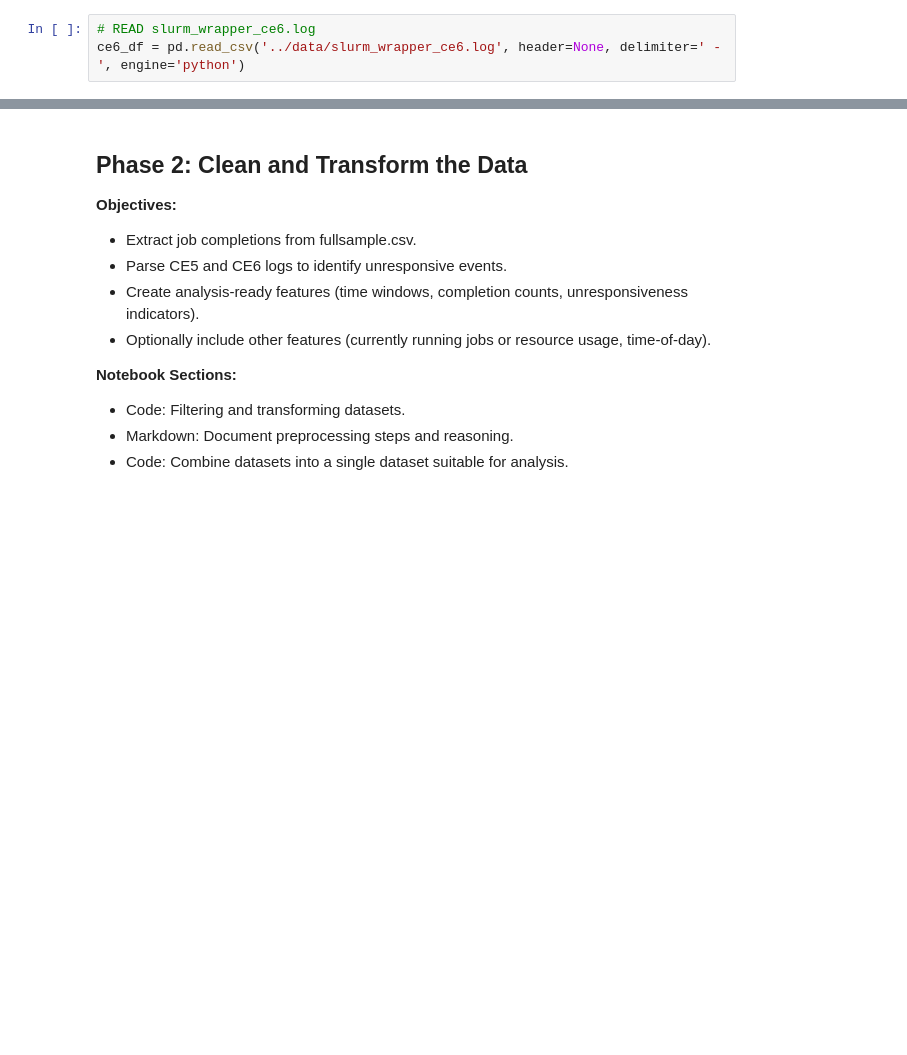
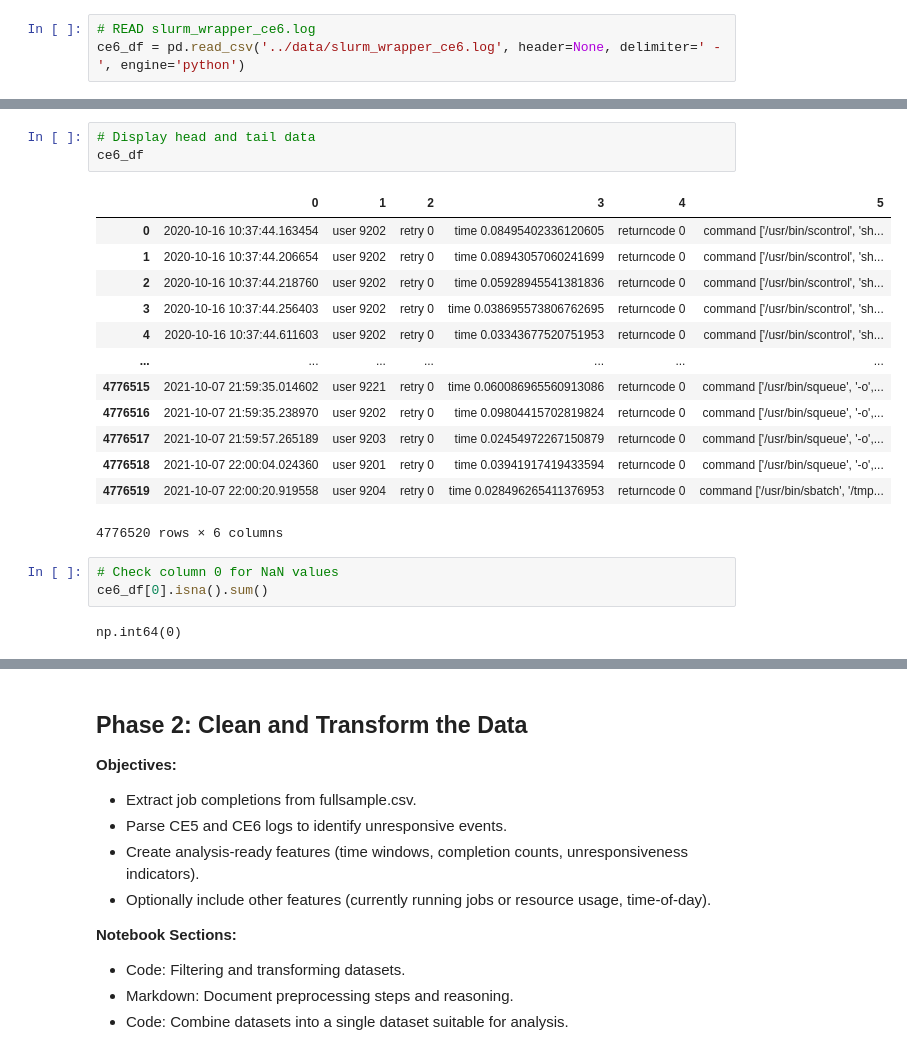
Before and after one commit to nss-data-science-cohort-9/accre-shannequin, a Jupyter notebook: notebooks/slurm_processing_analysis.ipynb, the cells around one changed output, grey strips where cells are left out. Cells and saved outputs as stored; diff of their text form; blank space fills up the shorter version.

```diff
--- a/notebooks/slurm_processing_analysis.ipynb
+++ b/notebooks/slurm_processing_analysis.ipynb
@@ -277,0 +410,22 @@ ce6_df = pd.read_csv('../data/slurm_wrapper_ce6.log', header=None, delimiter=' -
+# %%
+# Display head and tail data
+ce6_df
+# %% [output]
+|  | 0 | 1 | 2 | 3 | 4 | 5 |
+| 0 | 2020-10-16 10:37:44.163454 | user 9202 | retry 0 | time 0.08495402336120605 | returncode 0 | command ['/usr/bin/scontrol', 'sh... |
+| 1 | 2020-10-16 10:37:44.206654 | user 9202 | retry 0 | time 0.08943057060241699 | returncode 0 | command ['/usr/bin/scontrol', 'sh... |
+| 2 | 2020-10-16 10:37:44.218760 | user 9202 | retry 0 | time 0.05928945541381836 | returncode 0 | command ['/usr/bin/scontrol', 'sh... |
+| 3 | 2020-10-16 10:37:44.256403 | user 9202 | retry 0 | time 0.038695573806762695 | returncode 0 | command ['/usr/bin/scontrol', 'sh... |
+| 4 | 2020-10-16 10:37:44.611603 | user 9202 | retry 0 | time 0.03343677520751953 | returncode 0 | command ['/usr/bin/scontrol', 'sh... |
+| ... | ... | ... | ... | ... | ... | ... |
+| 4776515 | 2021-10-07 21:59:35.014602 | user 9221 | retry 0 | time 0.060086965560913086 | returncode 0 | command ['/usr/bin/squeue', '-o',... |
+| 4776516 | 2021-10-07 21:59:35.238970 | user 9202 | retry 0 | time 0.09804415702819824 | returncode 0 | command ['/usr/bin/squeue', '-o',... |
+| 4776517 | 2021-10-07 21:59:57.265189 | user 9203 | retry 0 | time 0.02454972267150879 | returncode 0 | command ['/usr/bin/squeue', '-o',... |
+| 4776518 | 2021-10-07 22:00:04.024360 | user 9201 | retry 0 | time 0.03941917419433594 | returncode 0 | command ['/usr/bin/squeue', '-o',... |
+| 4776519 | 2021-10-07 22:00:20.919558 | user 9204 | retry 0 | time 0.028496265411376953 | returncode 0 | command ['/usr/bin/sbatch', '/tmp... |
+4776520 rows × 6 columns
+# %%
+# Check column 0 for NaN values
+ce6_df[0].isna().sum()
+# %% [output]
+np.int64(0)
```
Also changed, not shown: parts of 23 cells of this notebook.
